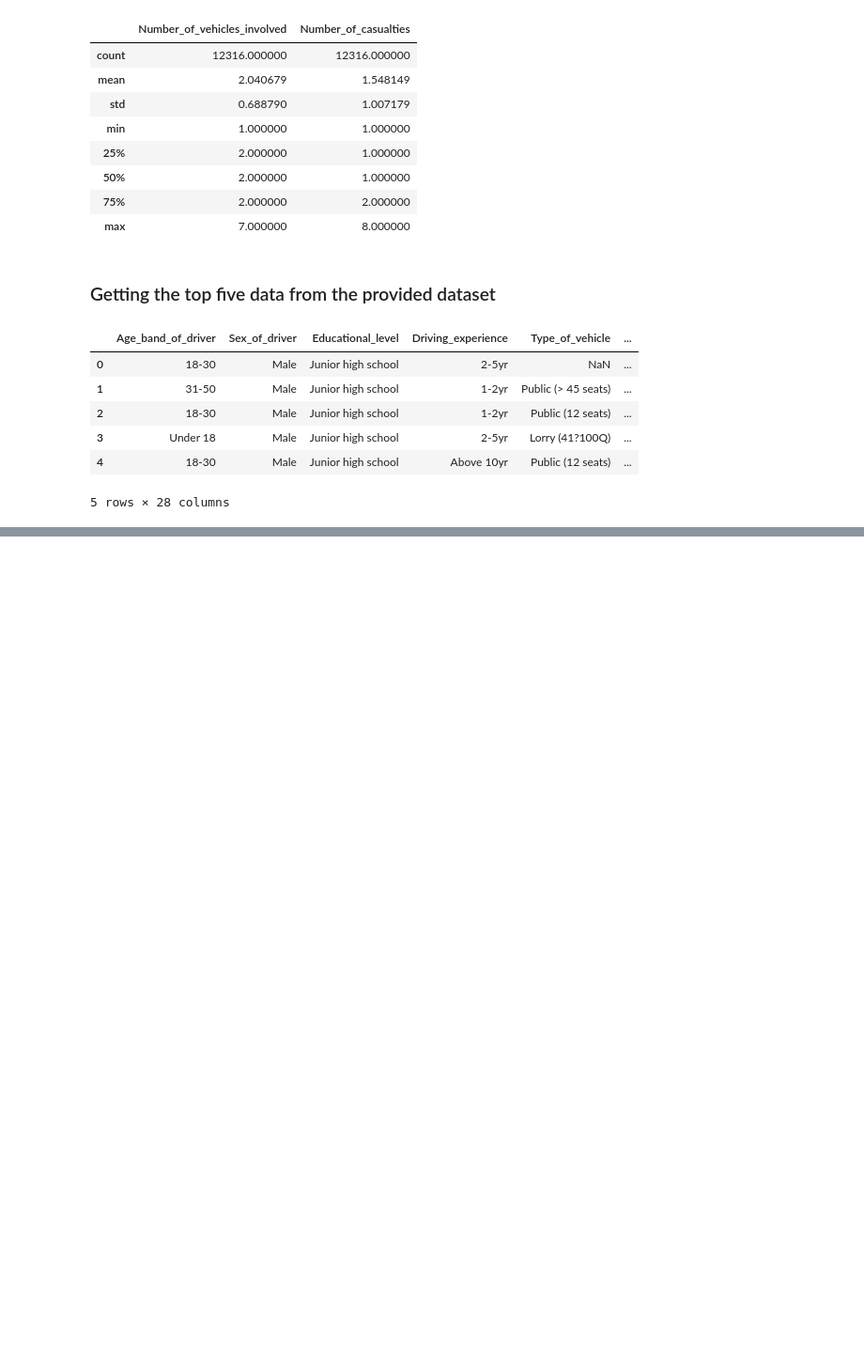
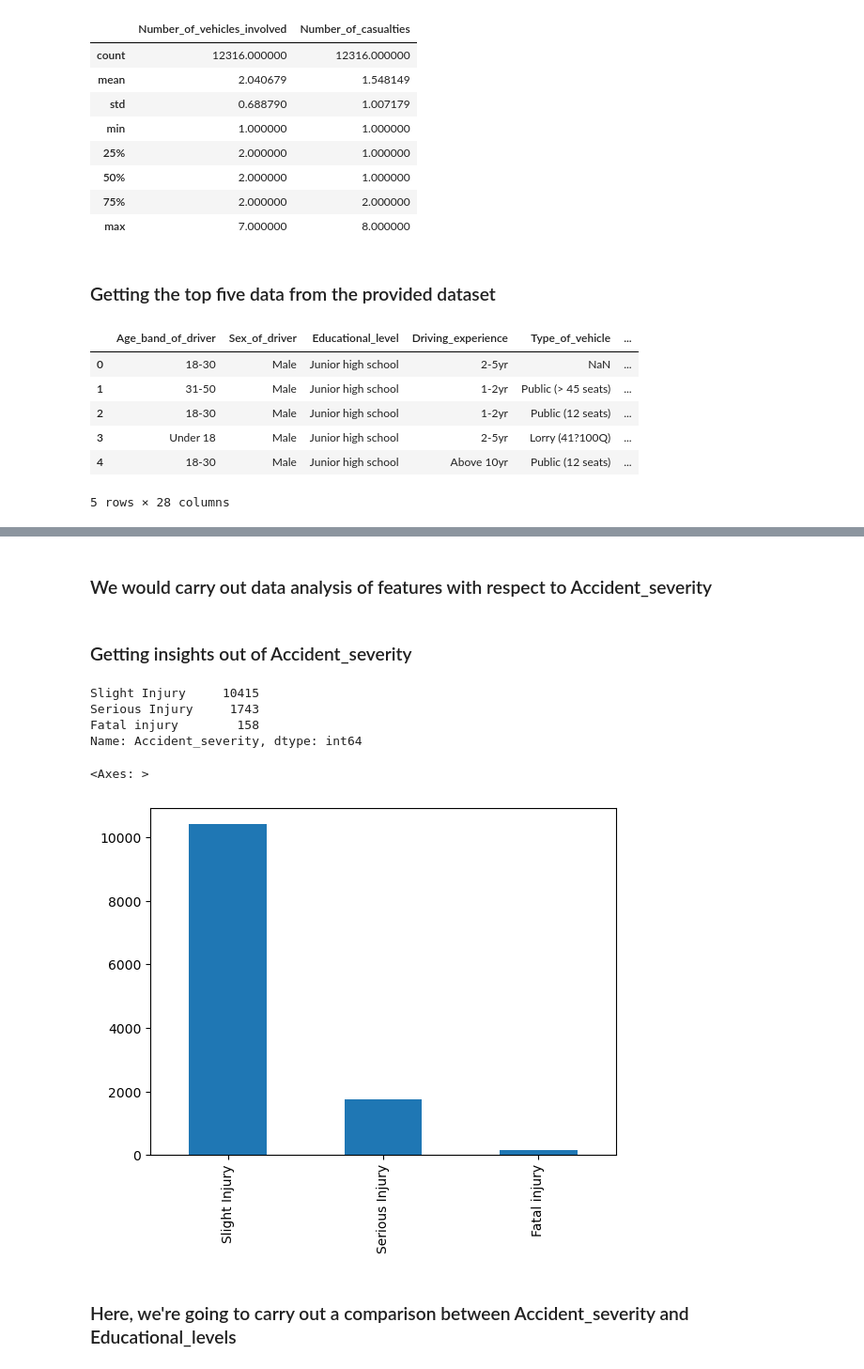
Before and after one commit to Impact-Dev1/Road-Traffic-Severity-Classification, a Jupyter notebook: main.ipynb, the cells around one changed output, grey strips where cells are left out. Shown at 94% size. Cells and saved outputs as stored; diff of their text form; code cells hidden in the pictures; blank space fills up the shorter version.

Commit message:
further data analysis

```diff
--- a/main.ipynb
+++ b/main.ipynb
@@ -34,0 +78,18 @@ df.head()
+# %% [markdown]
+### We would carry out data analysis of features with respect to Accident_severity
+# %% [markdown]
+### Getting insights out of Accident_severity
+# %%
+df["Accident_severity"].value_counts()
+# %% [output]
+Slight Injury     10415
+Serious Injury     1743
+Fatal injury        158
+Name: Accident_severity, dtype: int64
+# %%
+df["Accident_severity"].value_counts().plot(kind='bar')
+# %% [output]
+<Axes: >
+[figure, added]
+# %% [markdown]
+### Here, we're going to carry out a comparison between Accident_severity and Educational_levels
```
Also changed, not shown: parts of 14 cells of this notebook.
